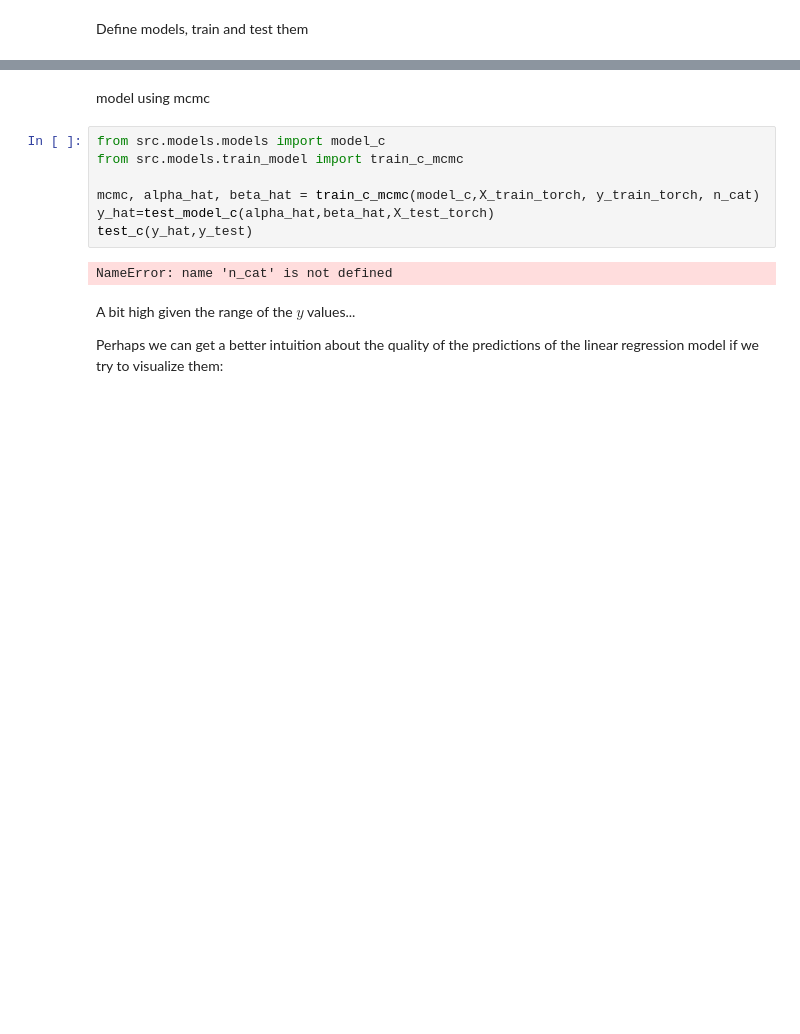
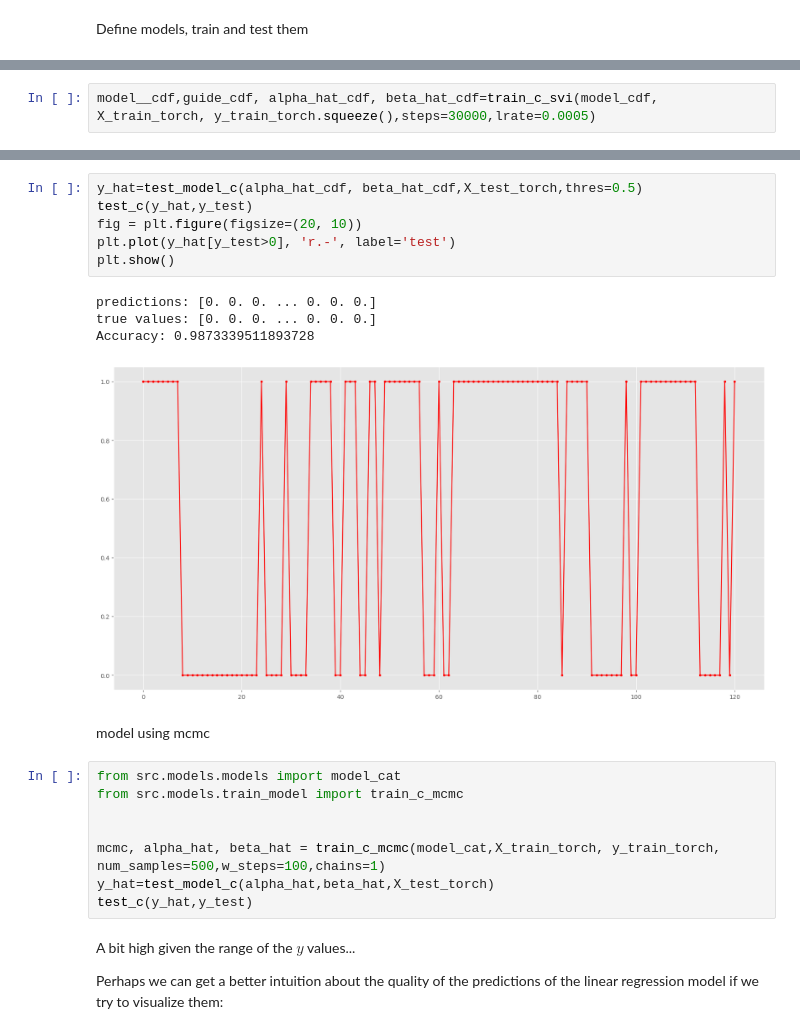
Before and after one commit to gpanagioto/-mbml-predictive-maintenance, a Jupyter notebook: notebooks/training_class.ipynb, the cells around one changed output, grey strips where cells are left out. Drawn from its saved outputs; the diff is of its cells as text; blank space fills up the shorter version.

```diff
--- a/notebooks/training_class.ipynb
+++ b/notebooks/training_class.ipynb
@@ -99,0 +114,2 @@ model,guide, alpha_hat, beta_hat=train_c_svi(model_cat, X_train_torch, y_train_t
+# %%
+model__cdf,guide_cdf, alpha_hat_cdf, beta_hat_cdf=train_c_svi(model_cdf, X_train_torch, y_train_torch.squeeze(),steps=30000,lrate=0.0005)
@@ -114,14 +152,24 @@ Accuracy: 0.9987613968690865
+# %%
+y_hat=test_model_c(alpha_hat_cdf, beta_hat_cdf,X_test_torch,thres=0.5)
+test_c(y_hat,y_test)
+fig = plt.figure(figsize=(20, 10))
+plt.plot(y_hat[y_test>0], 'r.-', label='test')
+plt.show()
+# %% [output]
+predictions: [0. 0. 0. ... 0. 0. 0.]
+true values: [0. 0. 0. ... 0. 0. 0.]
+Accuracy: 0.9873339511893728
+[figure, added]
 # %% [markdown]
 model using mcmc
 # %%
-from src.models.models import model_c
+from src.models.models import model_cat
 from src.models.train_model import train_c_mcmc
 
-mcmc, alpha_hat, beta_hat = train_c_mcmc(model_c,X_train_torch, y_train_torch, n_cat)
+
+mcmc, alpha_hat, beta_hat = train_c_mcmc(model_cat,X_train_torch, y_train_torch, num_samples=500,w_steps=100,chains=1)
 y_hat=test_model_c(alpha_hat,beta_hat,X_test_torch)
 test_c(y_hat,y_test)
-# %% [output]
-NameError: name 'n_cat' is not defined
 # %% [markdown]
 A bit high given the range of the $y$ values...
 
```
Also changed, not shown: parts of 11 cells of this notebook, 3 other files.
